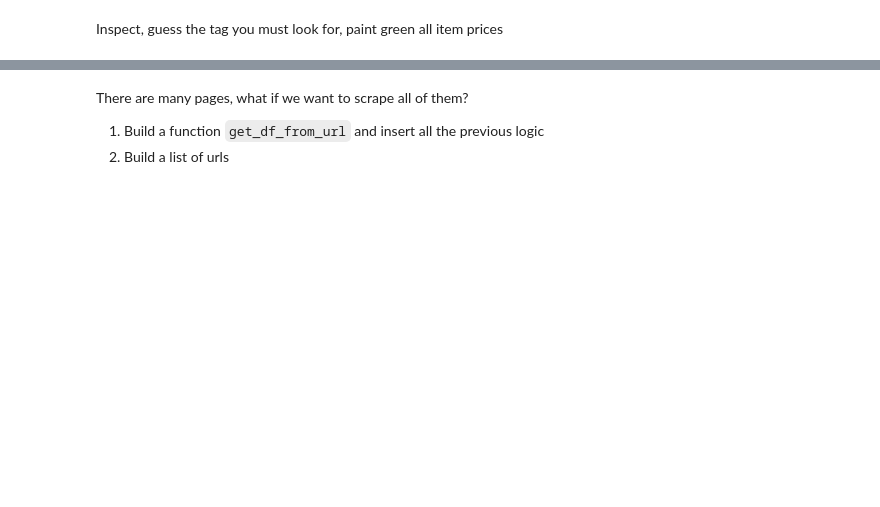
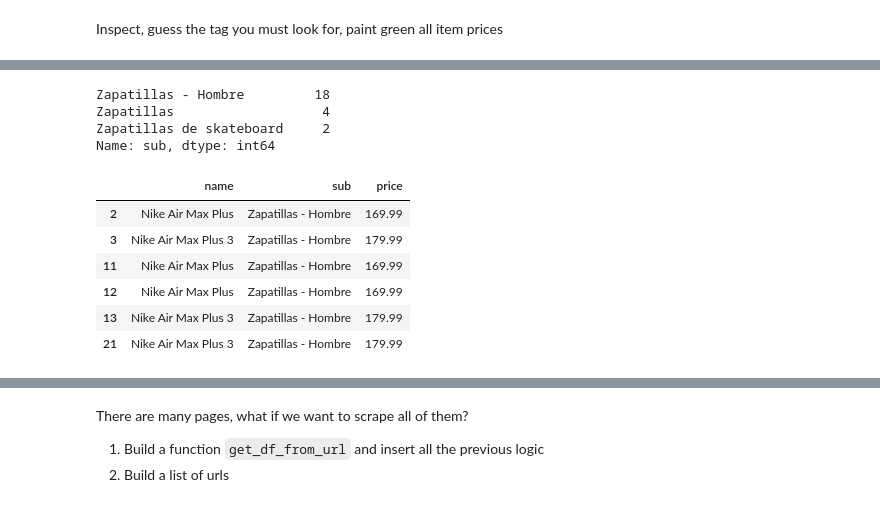
Before and after one commit to Ironhack-Data-Madrid-Mayo-2021/Classroom-Materials, a Jupyter notebook: week_03/04-web-scraping.ipynb, the cells around one changed output, grey strips where cells are left out. Drawn from its saved outputs; the diff is of its cells as text; code cells hidden in the pictures; blank space fills up the shorter version.

```diff
--- a/week_03/04-web-scraping.ipynb
+++ b/week_03/04-web-scraping.ipynb
@@ -193,3 +239,3 @@ soup.select("div.product-item-price span")
 # %%
-recuadros = soup.find_all("div", class_="product-item-component")
+cuadros = soup.find_all("div", class_="product-card__body")
 # %%
@@ -213,0 +261,11 @@ pares = [(extract_name(r), extract_price(r)) for r in recuadros]
+# %%
+def get_properties(cuadro):
+    name = cuadro.find("div", class_="product-card__title").text
+    sub = cuadro.find("div", class_="product-card__subtitle").text
+    price = precio_str_to_float(cuadro.find("div", class_="product-card__price").text)
+
+    return {
+        "name": name,
+        "sub": sub,
+        "price": price
+    }
@@ -214,6 +276,6 @@ pares = [(extract_name(r), extract_price(r)) for r in recuadros]
 # %%
 import pandas as pd
 # %%
-df = pd.DataFrame(pares)
+df = pd.DataFrame([get_properties(cuadrito) for cuadrito in cuadros])
 # %%
-df.columns = ["name", "price"]
+df.sort_values("price").tail()
@@ -229 +289,18 @@ def get_real_price(price_text):
+# %%
+df["sub"].value_counts()
+# %% [output]
+Zapatillas - Hombre         18
+Zapatillas                   4
+Zapatillas de skateboard     2
+Name: sub, dtype: int64
+# %%
+df[df.name.str.contains("Plus")]
+# %% [output]
+|  | name | sub | price |
+| 2 | Nike Air Max Plus | Zapatillas - Hombre | 169.99 |
+| 3 | Nike Air Max Plus 3 | Zapatillas - Hombre | 179.99 |
+| 11 | Nike Air Max Plus | Zapatillas - Hombre | 169.99 |
+| 12 | Nike Air Max Plus | Zapatillas - Hombre | 169.99 |
+| 13 | Nike Air Max Plus 3 | Zapatillas - Hombre | 179.99 |
+| 21 | Nike Air Max Plus 3 | Zapatillas - Hombre | 179.99 |
 # %%
```
Also changed, not shown: parts of 134 cells of this notebook.
